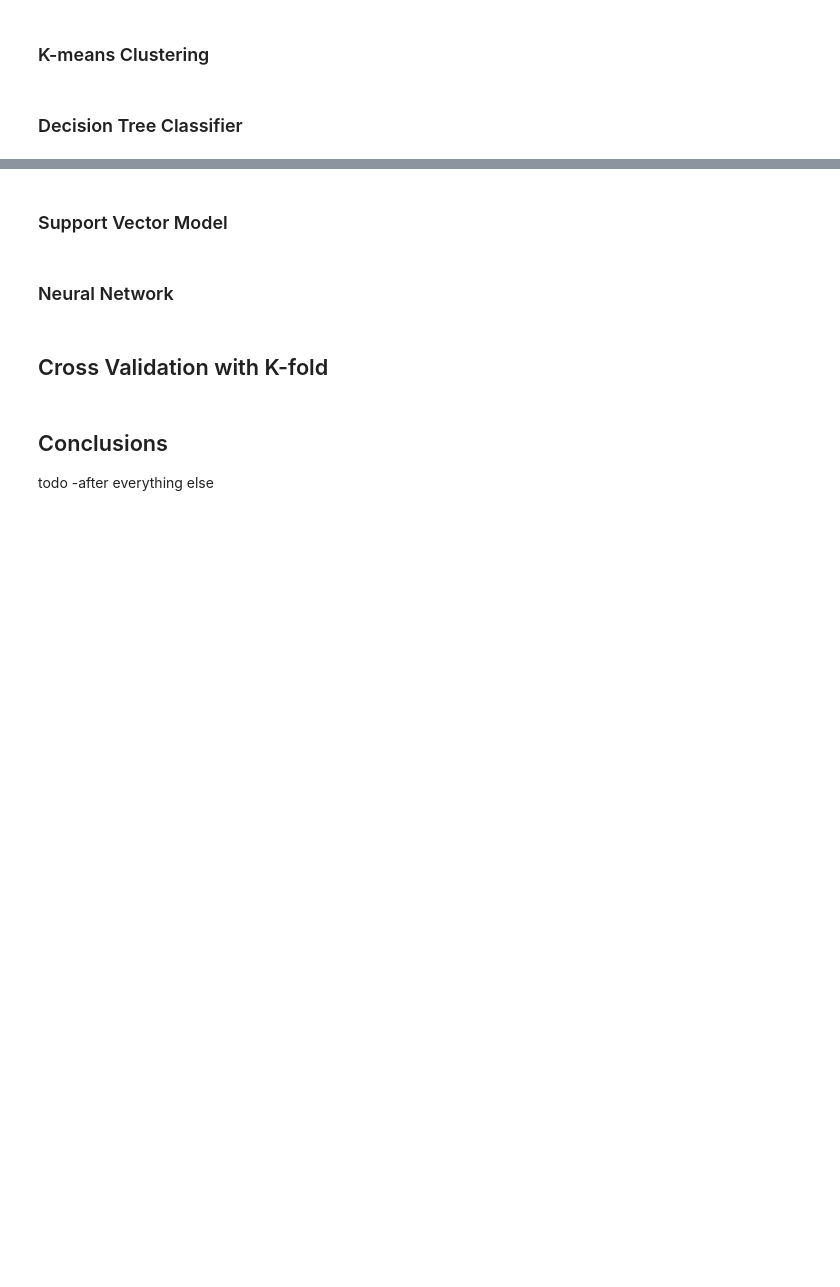
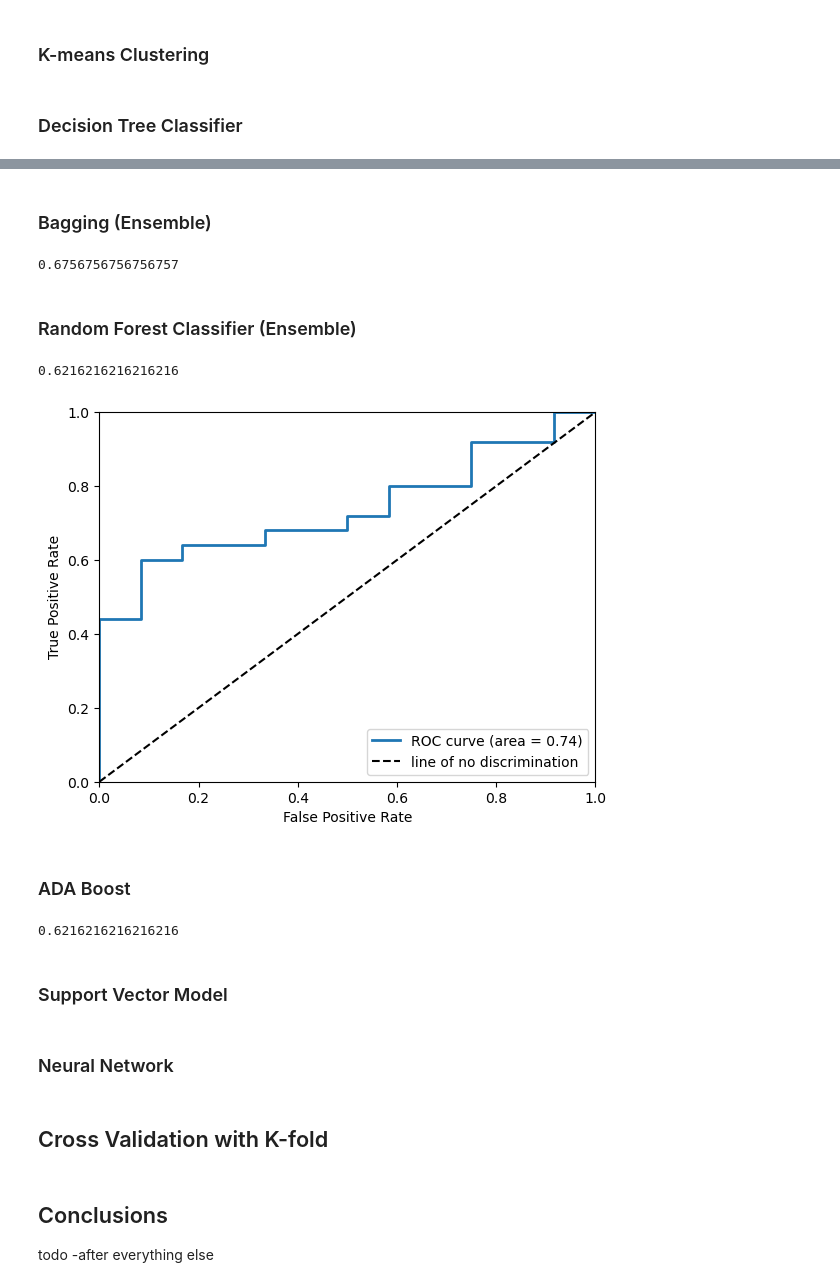
Before and after one commit to aelichung/ml-titanic, a Jupyter notebook: CIS053 Final - ML titanic.ipynb, the cells around one changed output, grey strips where cells are left out. Saved outputs shown, nothing was run; the diff lists cells and outputs as text; code cells hidden in the pictures; blank space fills up the shorter version.

```diff
--- a/CIS053 Final - ML titanic.ipynb
+++ b/CIS053 Final - ML titanic.ipynb
@@ -522,3 +511,66 @@ Image(graph.create_png())
+# %% [markdown]
+### Bagging (Ensemble)
+# %%
+from sklearn.ensemble import BaggingClassifier
+
+bag_clf = BaggingClassifier(
+    dectree, n_estimators=500,
+    max_samples=100, bootstrap=True, n_jobs=-1, random_state=42)
+bag_clf.fit(x_train, y_train)
+y_pred = bag_clf.predict(x_test)
+
+# determine accuracy score for the bagging method
+print(accuracy_score(y_test, y_pred))
+# %% [output]
+0.6756756756756757
+# %% [markdown]
+### Random Forest Classifier (Ensemble)
+# %%
+from sklearn.ensemble import RandomForestClassifier
+
+rnd_clf = RandomForestClassifier(n_estimators=500, max_leaf_nodes=16, n_jobs=-1, random_state=42)
+rnd_clf.fit(x_train, y_train)
+y_prob_rf = rnd_clf.predict_proba(x_test)
+
+y_pred_rf = rnd_clf.predict(x_test)
+
+accuracy_score(y_test, y_pred_rf)
+# %% [output]
+0.6216216216216216
+# %%
+
+np.sum(y_pred == y_pred_rf) / len(y_pred)  # almost identical predictions
+
+y_score_rf = y_prob_rf[:,1]
+fpr_rf,tpr_rf, threshold_rf = roc_curve(y_test, y_score_rf)
+roc_auc = auc(fpr_rf, tpr_rf)
+
+def plot_roc_curve(fpr, tpr, label=None):
+    plt.plot(fpr,tpr, linewidth=2, label=label[0])
+    plt.plot([0, 1], [0, 1], 'k--', label=label[1])
+    plt.axis([0, 1, 0, 1])
+    plt.xlabel('False Positive Rate')
+    plt.ylabel('True Positive Rate')
+
+plot_roc_curve(fpr_rf,tpr_rf, ['ROC curve (area = %0.2f)' % roc_auc, 'line of no discrimination'])
+plt.legend(loc="lower right")
+plt.show()
+# %% [output]
+[figure, added]
+# %% [markdown]
+### ADA Boost
+# %%
+from sklearn.ensemble import AdaBoostClassifier
+
+ada_clf = AdaBoostClassifier(
+    DecisionTreeClassifier(max_depth=1), n_estimators=200,
+    algorithm="SAMME.R", learning_rate=0.5, random_state=42)
+ada_clf.fit(x_train, y_train)
+
+y_pred_ada = ada_clf.predict(x_test)
+accuracy_score(y_test, y_pred_ada)
+# %% [output]
+0.6216216216216216
 # %% [markdown]
 ### Support Vector Model
 # %% [markdown]
```
Also changed, not shown: parts of 9 cells of this notebook.
